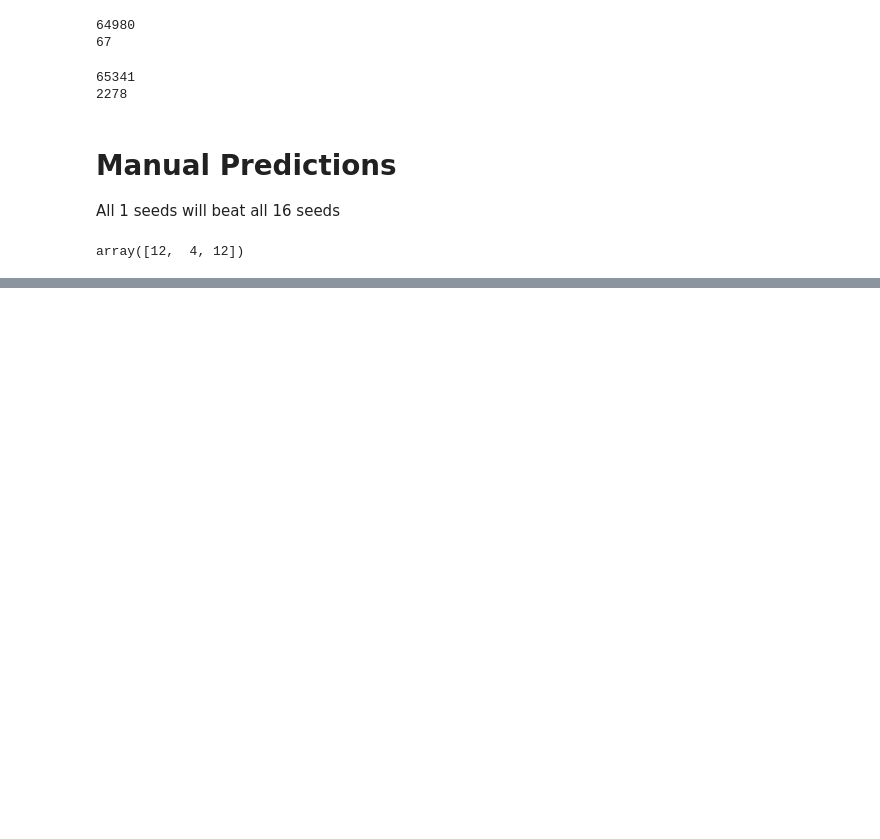
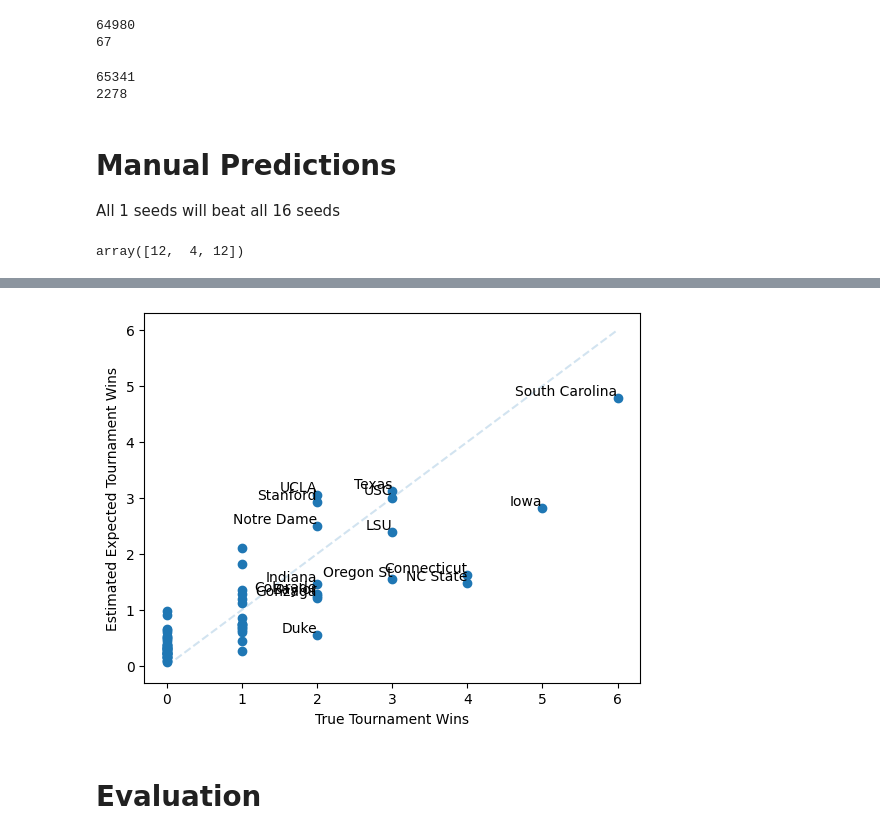
Before and after one commit to joshuaxiao13/kaggle-march-madness-2025, a Jupyter notebook: notebook.ipynb, the cells around one changed output, grey strips where cells are left out. Cells and saved outputs as stored; diff of their text form; code cells hidden in the pictures; blank space fills up the shorter version.

```diff
--- a/notebook.ipynb
+++ b/notebook.ipynb
@@ -972,0 +976,3 @@ Overwriting (UNC Greensboro, USC) xgboost 0.1710149645805359 with 0
+# %%
+Xy_OLRE_W_2024 = pd.read_csv("./datasets/Xy_OLRE_W_2024.csv")
+W_expected_tournament_wins = pd.read_csv("./prediction/expected-tournament-wins-W-2024.csv")
@@ -972,0 +997,15 @@ Overwriting (UNC Greensboro, USC) xgboost 0.1710149645805359 with 0
+# %%
+fig, ax = plt.subplots()
+ax.scatter(Xy_OLRE_W_2024['Tournament Wins'], W_expected_tournament_wins['Expected Tournament Wins'])
+ax.plot([0, 6], [0, 6], linestyle='--', alpha=0.2)
+for i, (x, y) in enumerate(zip(Xy_OLRE_W_2024['Tournament Wins'], W_expected_tournament_wins['Expected Tournament Wins'])):
+    if x > 1:
+        plt.text(x, y, Xy_OLRE_W_2024.at[i, 'TeamName'], fontsize=10, ha='right', va='bottom')
+
+ax.set_xlabel("True Tournament Wins")
+ax.set_ylabel("Estimated Expected Tournament Wins")
+fig.savefig("./images/2024-W-expected-tournament-wins-scatter.png", dpi=300)
+# %% [output]
+[figure, added]
+# %% [markdown]
+# Evaluation
```
Also changed, not shown: parts of 15 cells of this notebook.
